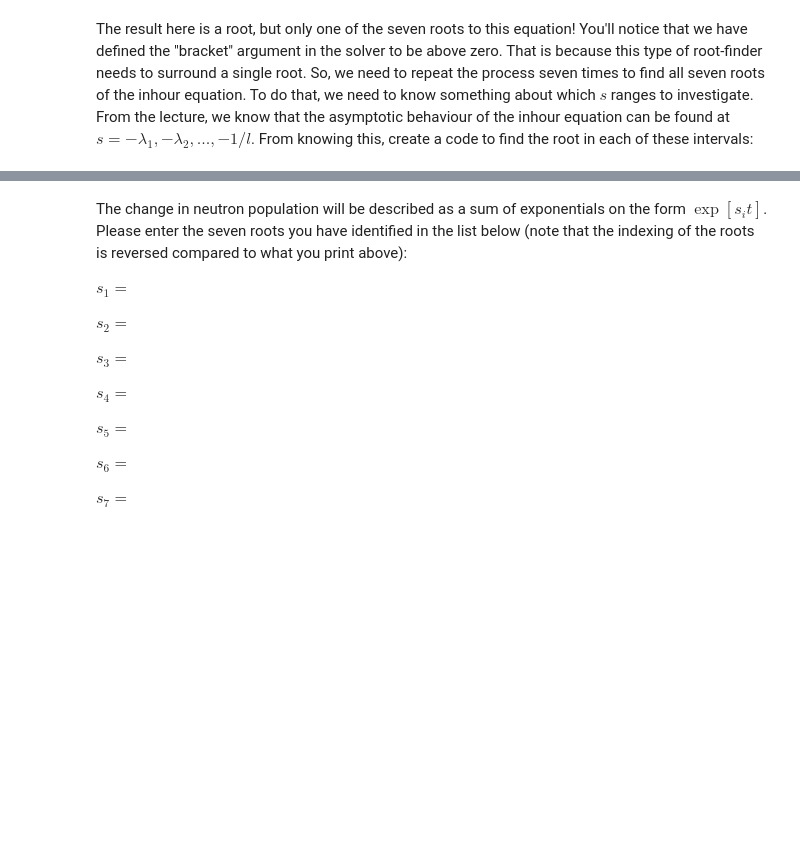
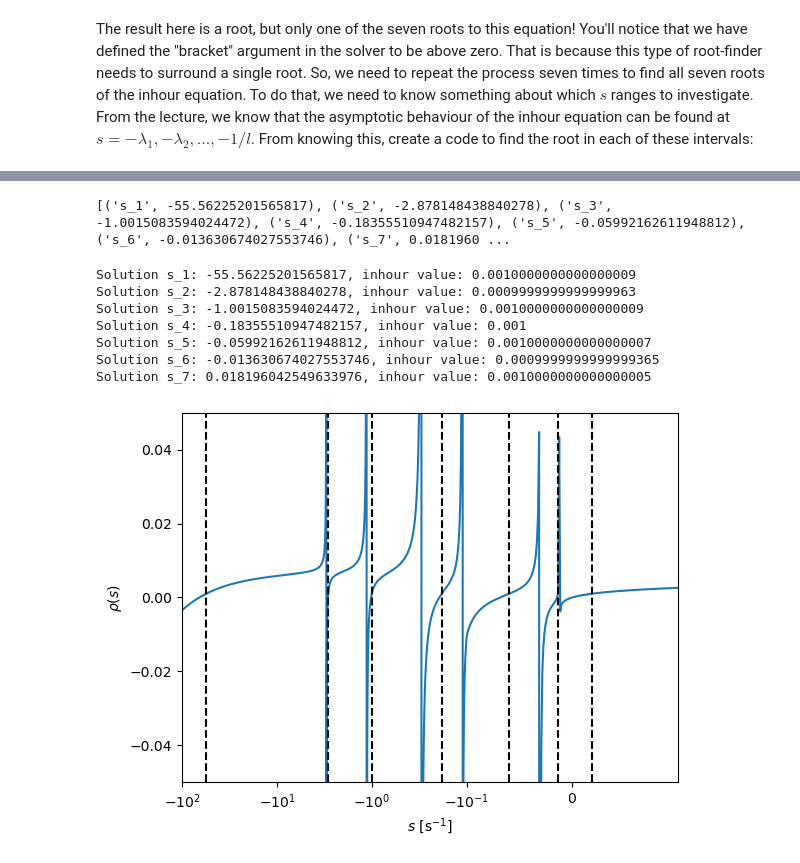
Before and after one commit to sewerininc/poetry_envs, a Jupyter notebook: reaktorfysik/RFP/Datalabs/Datalab08/8-Reactor_kinetics.ipynb, the cells around one changed output, grey strips where cells are left out. Cells and saved outputs as stored; diff of their text form; code cells hidden in the pictures; blank space fills up the shorter version.

```diff
--- a/reaktorfysik/RFP/Datalabs/Datalab08/8-Reactor_kinetics.ipynb
+++ b/reaktorfysik/RFP/Datalabs/Datalab08/8-Reactor_kinetics.ipynb
@@ -524,25 +563,39 @@ The result here is a root, but only one of the seven roots to this equation! You
 # %%
-bracket_limits = [-1./l, -lambda_six_gr[5], -lambda_six_gr[4], -lambda_six_gr[3], -lambda_six_gr[2], -lambda_six_gr[1], -lambda_six_gr[0]]
+bracket_limits = [-1./l, -lambda_six_gr[5], -lambda_six_gr[4], -lambda_six_gr[3],
+                  -lambda_six_gr[2], -lambda_six_gr[1], -lambda_six_gr[0], 1]
 
 
-solution = [None]*7    ## we are looking for seven roots
+solution = [(f"s_{i+1}", optimize.root_scalar(inhour_shifted, args=(l, beta_six_gr, lambda_six_gr, rho_0),
+                                 bracket=[bracket_limits[i] - bracket_limits[i]/100,
+                                          bracket_limits[i + 1] + bracket_limits[i + 1]/100],
+                                     method='brentq', xtol=1e-15).root) for i in range(len(bracket_limits) - 1)]
+
 
 ## Enter your code for looping over the bracket intervals and finding the root in each.
 
 print(solution)     ## Print out the solution
+# %% [output]
+[('s_1', -55.56225201565817), ('s_2', -2.878148438840278), ('s_3', -1.0015083594024472), ('s_4', -0.18355510947482157), ('s_5', -0.05992162611948812), ('s_6', -0.013630674027553746), ('s_7', 0.0181960 ...
-# %% [markdown]
-The change in neutron population will be described as a sum of exponentials on the form $\exp[s_i t]$. Please enter the seven roots you have identified in the list below (note that the indexing of the roots is reversed compared to what you print above):
-
-$s_1 =$
-
-$s_2 =$
-
-$s_3 =$
-
-$s_4 =$
-
-$s_5 =$
-
-$s_6 =$
-
-$s_7 =$
+# %%
+plt.plot(s, inhour_plot)
+
+plt.ylim(-0.05, 0.05)
+plt.xlim(-100, 0.1)
+plt.xscale('symlog', linthresh=0.1)
+
+for i, val in solution:
+    print(f"Solution {i}: {val}, inhour value: {inhour_shifted(val, l, beta_six_gr, lambda_six_gr, rho_0) + rho_0}")
+    plt.axvline(x = val, color = 'black', linestyle="--", label = 'axvline - full height')
+
+plt.xlabel('$s$ [s$^{-1}$]')
+plt.ylabel(r'$\rho(s)$')
+plt.show()
+# %% [output]
+Solution s_1: -55.56225201565817, inhour value: 0.0010000000000000009
+Solution s_2: -2.878148438840278, inhour value: 0.0009999999999999963
+Solution s_3: -1.0015083594024472, inhour value: 0.0010000000000000009
+Solution s_4: -0.18355510947482157, inhour value: 0.001
+Solution s_5: -0.05992162611948812, inhour value: 0.0010000000000000007
+Solution s_6: -0.013630674027553746, inhour value: 0.0009999999999999365
+Solution s_7: 0.018196042549633976, inhour value: 0.0010000000000000005
+[figure, added]
```
Also changed, not shown: parts of 15 cells of this notebook.
